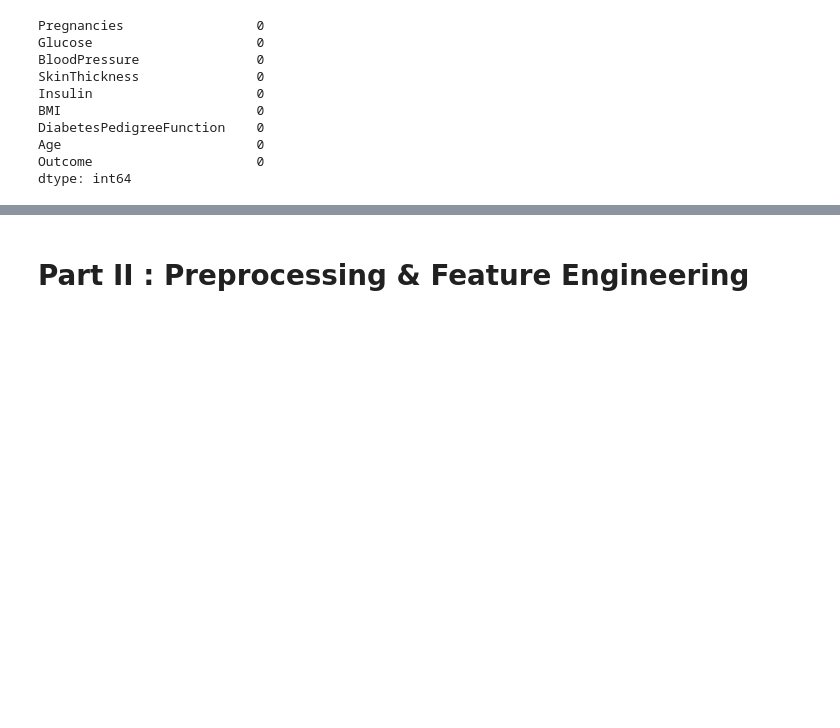
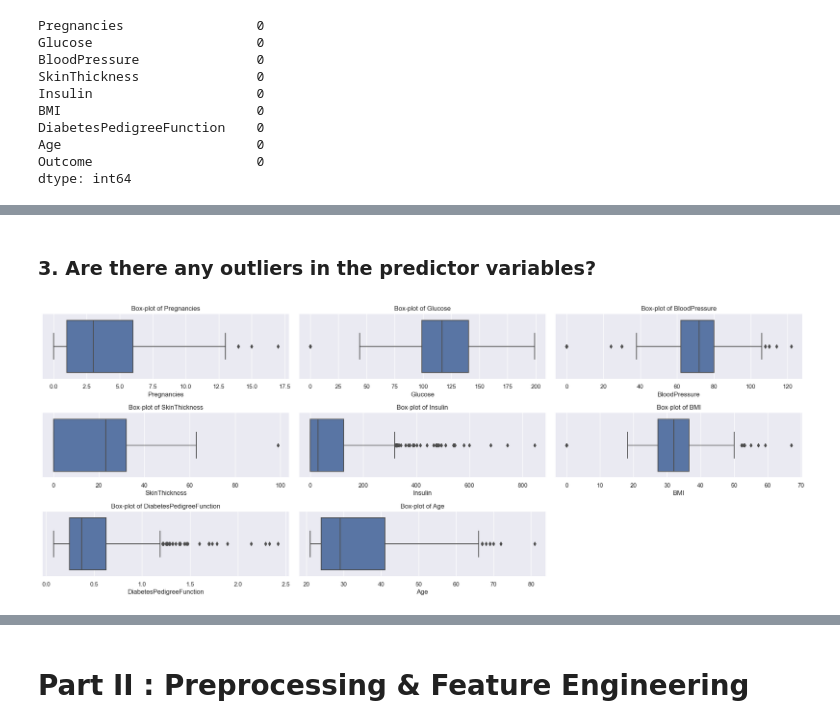
Before and after one commit to TeeNguyenDA/Diabetes-Prediction-Supervised-Learning, a Jupyter notebook: Supervised Learning - Project.ipynb, the cells around one changed output, grey strips where cells are left out. Cells and saved outputs as stored; diff of their text form; code cells hidden in the pictures; blank space fills up the shorter version.

```diff
--- a/Supervised Learning - Project.ipynb
+++ b/Supervised Learning - Project.ipynb
@@ -96,0 +174,20 @@ dtype: int64
+# %% [markdown]
+### 3. Are there any outliers in the predictor variables?
+# %%
+# Plot the boxplots for all columns, except for 'Outcome', to dectect outliers
+def draw_boxplot(dataframe, features, rows, cols):
+
+    fig = plt.figure(figsize=(20,20))
+
+    for i, feature in enumerate(features):
+        ax = fig.add_subplot(rows, cols, i+1)
+        sns.boxplot(data=diabetes_df, x=dataframe[feature])
+        ax.set_title('Box-plot of '+ feature)
+
+    fig.tight_layout()
+    plt.show()
+
+# Exclude the 'Outcome' column from the columns list
+draw_boxplot(diabetes_df, diabetes_df.drop(columns=['Outcome']), 8, 3)
+# %% [output]
+[figure, added]
```
Also changed, not shown: parts of 92 cells of this notebook, 2 other files.
